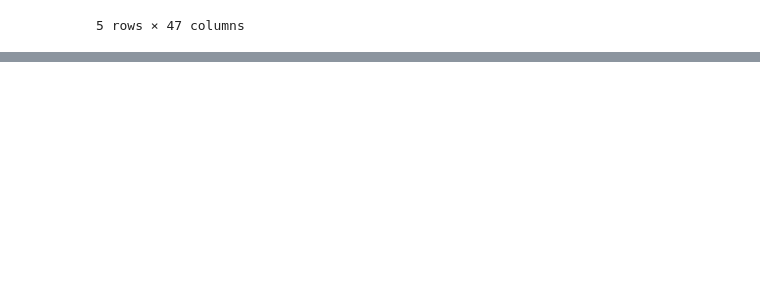
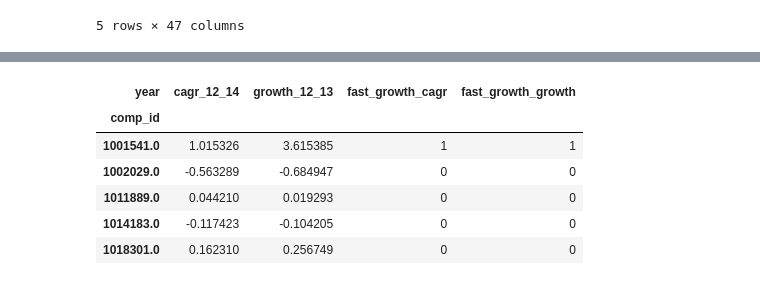
Before and after one commit to shirind76/Data_Analysis_3, a Jupyter notebook: A3/A3.ipynb, the cells around one changed output, grey strips where cells are left out. Drawn from its saved outputs; the diff is of its cells as text; code cells hidden in the pictures; blank space fills up the shorter version.

```diff
--- a/A3/A3.ipynb
+++ b/A3/A3.ipynb
@@ -188,0 +234,34 @@ df["d1_sales_mil_log"] = np.where(
+# %%
+
+df_growth = df[["comp_id", "year", "sales", "exit_year"]]
+df_growth = df_growth[df_growth["year"].isin([2012, 2013, 2014])]
+
+sales_wide = df_growth.pivot(index="comp_id", columns="year", values="sales")
+
+exit_info = df.groupby("comp_id")["exit_year"].first()
+active_firms = exit_info[(exit_info.isna()) | (exit_info >= 2014)].index
+sales_wide = sales_wide.loc[sales_wide.index.isin(active_firms)]
+
+# Compute CAGR between 2012 and 2014
+sales_wide["cagr_12_14"] = np.power(sales_wide[2014] / sales_wide[2012], 1/2) - 1
+
+# Compute 1-year sales growth from 2012 to 2013
+sales_wide["growth_12_13"] = (sales_wide[2013] - sales_wide[2012]) / sales_wide[2012]
+
+# Drop infinite or NaN results (e.g., due to zero or missing sales in base years)
+sales_wide = sales_wide.replace([np.inf, -np.inf], np.nan).dropna(subset=["cagr_12_14", "growth_12_13"])
+
+# Create binary labels: top 10% = fast growth
+sales_wide["fast_growth_cagr"] = (sales_wide["cagr_12_14"] > sales_wide["cagr_12_14"].quantile(0.9)).astype(int)
+sales_wide["fast_growth_growth"] = (sales_wide["growth_12_13"] > sales_wide["growth_12_13"].quantile(0.9)).astype(int)
+
+# Output head of labeled data
+sales_wide[["cagr_12_14", "growth_12_13", "fast_growth_cagr", "fast_growth_growth"]].head()
+# %% [output]
+| year | cagr_12_14 | growth_12_13 | fast_growth_cagr | fast_growth_growth |
+| comp_id |  |  |  |  |
+| 1001541.0 | 1.015326 | 3.615385 | 1 | 1 |
+| 1002029.0 | -0.563289 | -0.684947 | 0 | 0 |
+| 1011889.0 | 0.044210 | 0.019293 | 0 | 0 |
+| 1014183.0 | -0.117423 | -0.104205 | 0 | 0 |
+| 1018301.0 | 0.162310 | 0.256749 | 0 | 0 |
```
Also changed, not shown: parts of 6 cells of this notebook.
